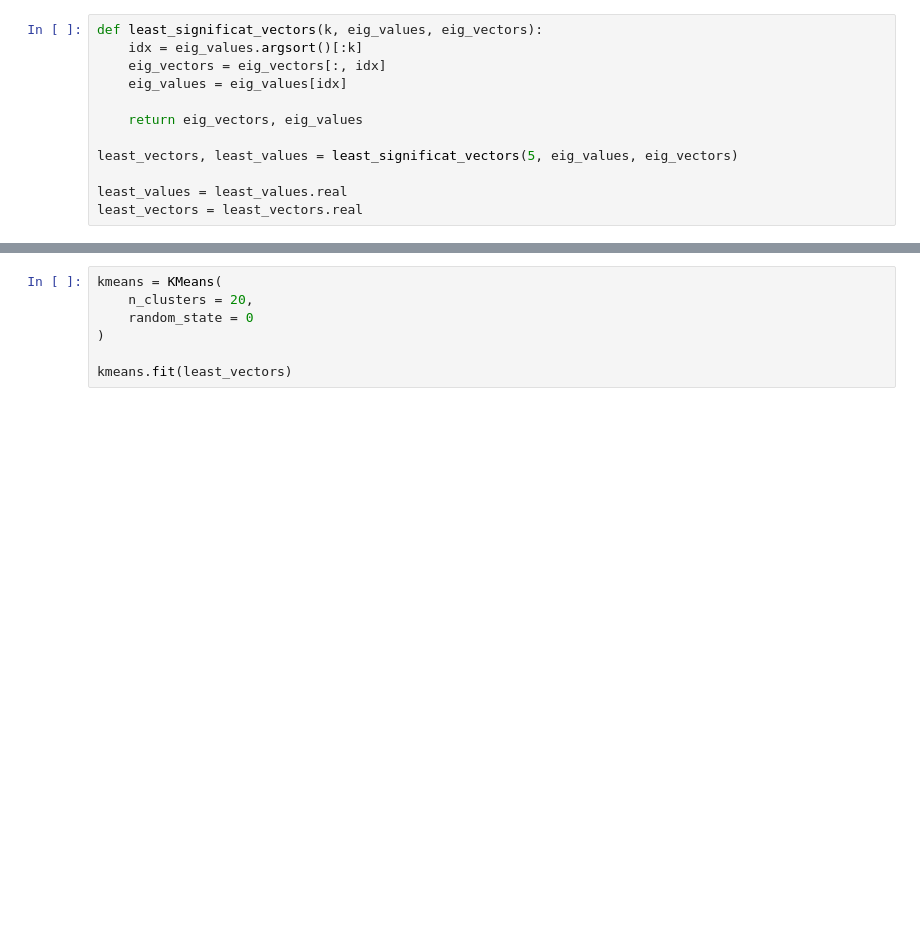
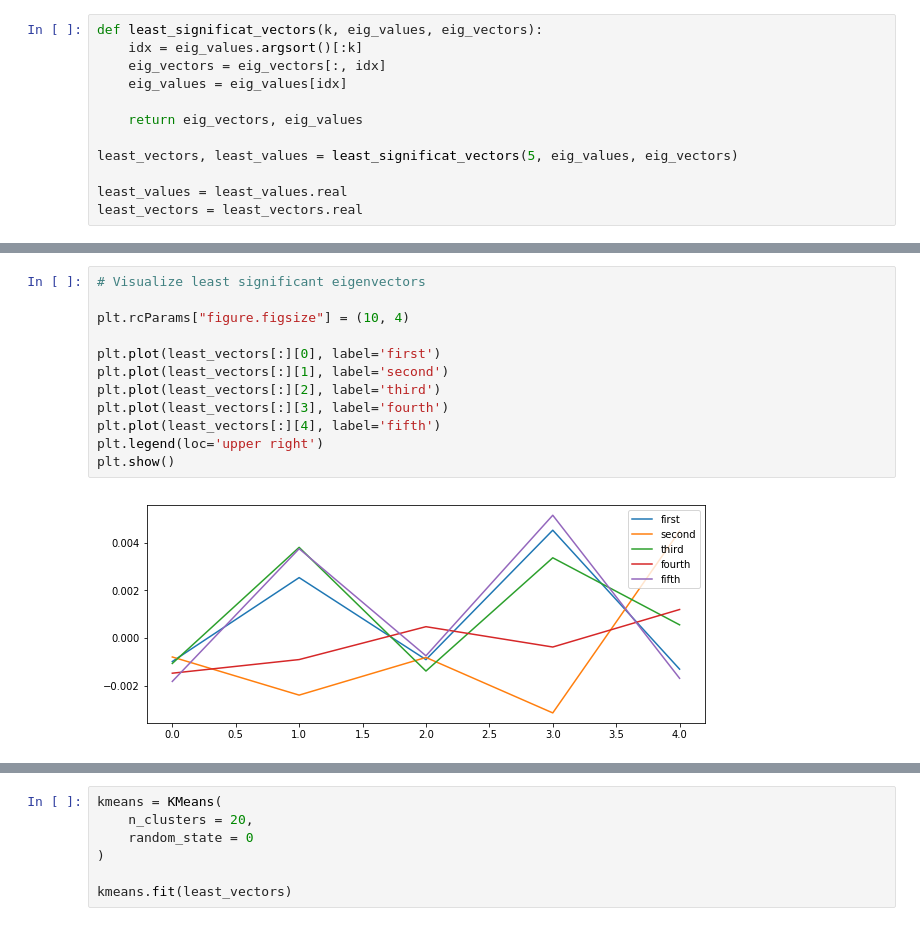
Before and after one commit to Tetrix/AMDM-project, a Jupyter notebook: Spectral Algorithm.ipynb, the cells around one changed output, grey strips where cells are left out. Cells and saved outputs as stored; diff of their text form; blank space fills up the shorter version.

Commit message:
added eigenvectors visualization

```diff
--- a/Spectral Algorithm.ipynb
+++ b/Spectral Algorithm.ipynb
@@ -99,3 +100,17 @@ Text(0.5, 1.0, 'Eigenvelues')
+# %%
+# Visualize least significant eigenvectors
+
+plt.rcParams["figure.figsize"] = (10, 4)
+
+plt.plot(least_vectors[:][0], label='first')
+plt.plot(least_vectors[:][1], label='second')
+plt.plot(least_vectors[:][2], label='third')
+plt.plot(least_vectors[:][3], label='fourth')
+plt.plot(least_vectors[:][4], label='fifth')
+plt.legend(loc='upper right')
+plt.show()
+# %% [output]
+[figure, added]
 # %%
 def elbow(least_vectors, num_clusters):
     number_clusters = range(1, num_clusters)
```
Also changed, not shown: parts of 3 cells of this notebook.
